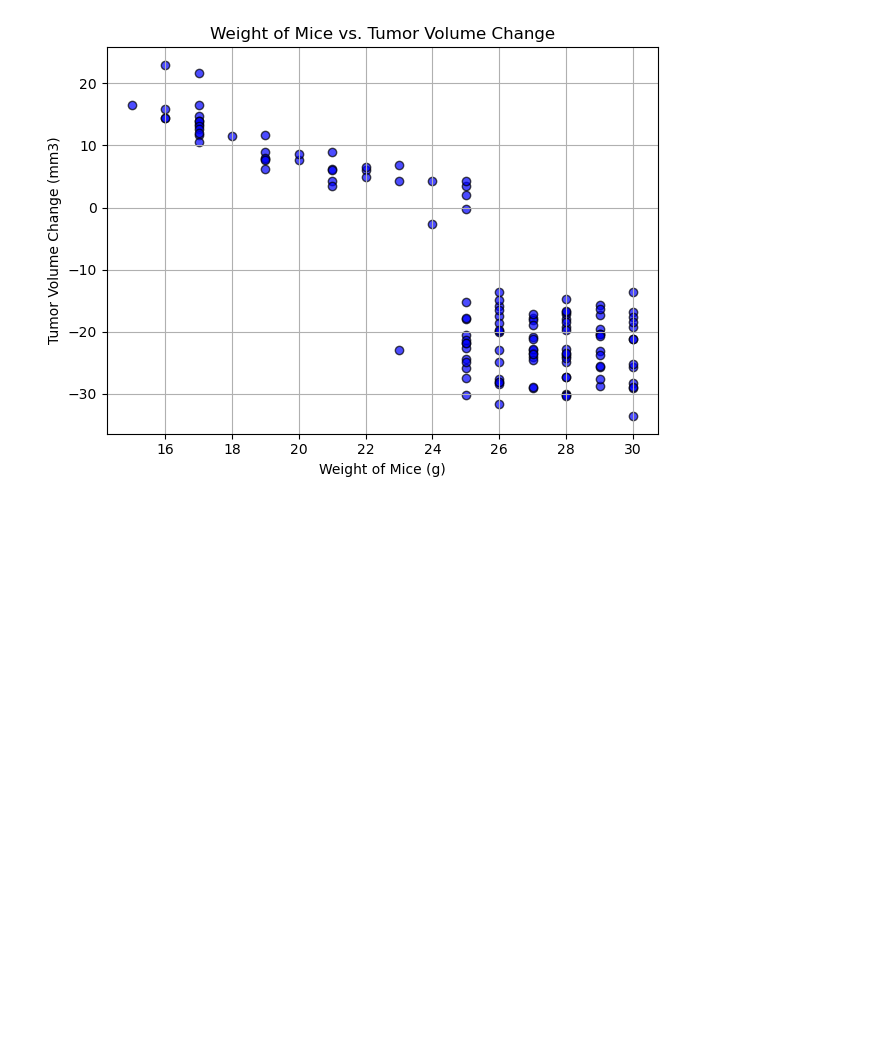
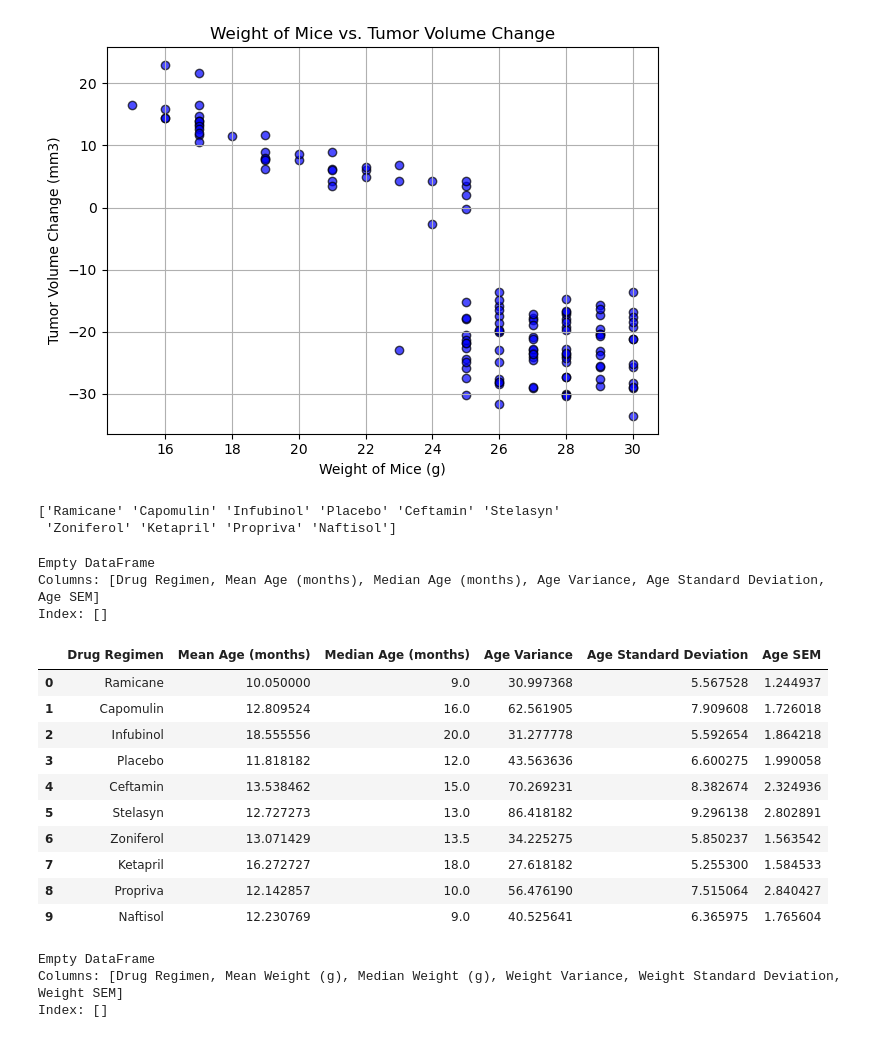
Before and after one commit to Jon-Pierson/pymaceuticals_capomulin_study, a Jupyter notebook: capomulin_data_analysis.ipynb, the cells around one changed output. Drawn from its saved outputs; the diff is of its cells as text; code cells hidden in the pictures; blank space fills up the shorter version.

Commit message:
Create DataFrames to analyze age and weight variables

```diff
--- a/capomulin_data_analysis.ipynb
+++ b/capomulin_data_analysis.ipynb
@@ -280,3 +280,10 @@ plt.tight_layout()
 plt.show()
 # %% [output]
 [figure]
+# %%
+# List unique Drug Regimen values in the capomulin_study_data_clean DataFrame
+drug_regimens = capomulin_study_data_clean["Drug Regimen"].unique()
+print(drug_regimens)
+# %% [output]
+['Ramicane' 'Capomulin' 'Infubinol' 'Placebo' 'Ceftamin' 'Stelasyn'
+ 'Zoniferol' 'Ketapril' 'Propriva' 'Naftisol']
@@ -282,0 +302,54 @@ plt.show()
+# %%
+# Create a DataFrame to hold age statistical analysis for each Drug Regimen: mean, median, variance, standard deviation, and SEM
+drug_regimen_age_stats = pd.DataFrame(columns=["Drug Regimen", "Mean Age (months)", "Median Age (months)", "Age Variance", "Age Standard Deviation", "Age SEM"])
+print(drug_regimen_age_stats)
+# %% [output]
+Empty DataFrame
+Columns: [Drug Regimen, Mean Age (months), Median Age (months), Age Variance, Age Standard Deviation, Age SEM]
+Index: []
+# %%
+age_stats_list = []
+
+for drug in drug_regimens:
+    drug_data = last_timepoint[last_timepoint["Drug Regimen"] == drug]
+    mean_age = drug_data["Age_months"].mean()
+    median_age = drug_data["Age_months"].median()
+    age_variance = drug_data["Age_months"].var()
+    age_std_dev = drug_data["Age_months"].std()
+    age_sem = drug_data["Age_months"].sem()
+
+    # Append the dictionary to the list
+    age_stats_list.append({
+        "Drug Regimen": drug,
+        "Mean Age (months)": mean_age,
+        "Median Age (months)": median_age,
+        "Age Variance": age_variance,
+        "Age Standard Deviation": age_std_dev,
+        "Age SEM": age_sem
+    })
+
+# Convert the list of dictionaries to a DataFrame
+drug_regimen_age_stats = pd.DataFrame(age_stats_list)
+
+# Display the DataFrame
+drug_regimen_age_stats
+# %% [output]
+|  | Drug Regimen | Mean Age (months) | Median Age (months) | Age Variance | Age Standard Deviation | Age SEM |
+| 0 | Ramicane | 10.050000 | 9.0 | 30.997368 | 5.567528 | 1.244937 |
+| 1 | Capomulin | 12.809524 | 16.0 | 62.561905 | 7.909608 | 1.726018 |
+| 2 | Infubinol | 18.555556 | 20.0 | 31.277778 | 5.592654 | 1.864218 |
+| 3 | Placebo | 11.818182 | 12.0 | 43.563636 | 6.600275 | 1.990058 |
+| 4 | Ceftamin | 13.538462 | 15.0 | 70.269231 | 8.382674 | 2.324936 |
+| 5 | Stelasyn | 12.727273 | 13.0 | 86.418182 | 9.296138 | 2.802891 |
+| 6 | Zoniferol | 13.071429 | 13.5 | 34.225275 | 5.850237 | 1.563542 |
+| 7 | Ketapril | 16.272727 | 18.0 | 27.618182 | 5.255300 | 1.584533 |
+| 8 | Propriva | 12.142857 | 10.0 | 56.476190 | 7.515064 | 2.840427 |
+| 9 | Naftisol | 12.230769 | 9.0 | 40.525641 | 6.365975 | 1.765604 |
+# %%
+# Create a DataFrame to hold weight statistical analysis for each Drug Regimen: mean, median, variance, standard deviation, and SEM
+drug_regimen_weight_stats = pd.DataFrame(columns=["Drug Regimen", "Mean Weight (g)", "Median Weight (g)", "Weight Variance", "Weight Standard Deviation", "Weight SEM"])
+print(drug_regimen_weight_stats)
+# %% [output]
+Empty DataFrame
+Columns: [Drug Regimen, Mean Weight (g), Median Weight (g), Weight Variance, Weight Standard Deviation, Weight SEM]
+Index: []
```
Also changed, not shown: parts of 5 cells of this notebook, 3 other files.
